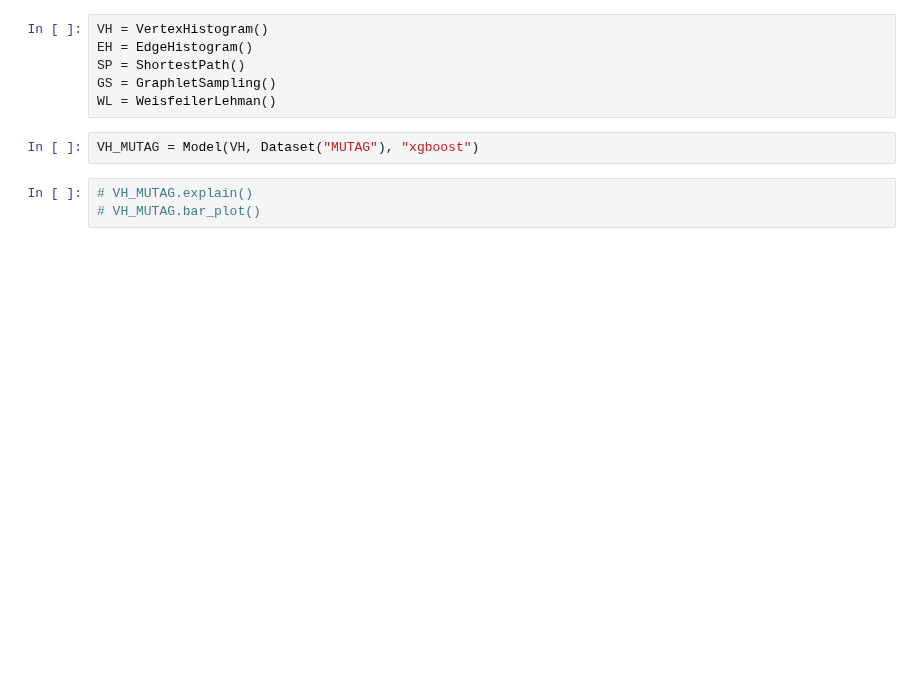
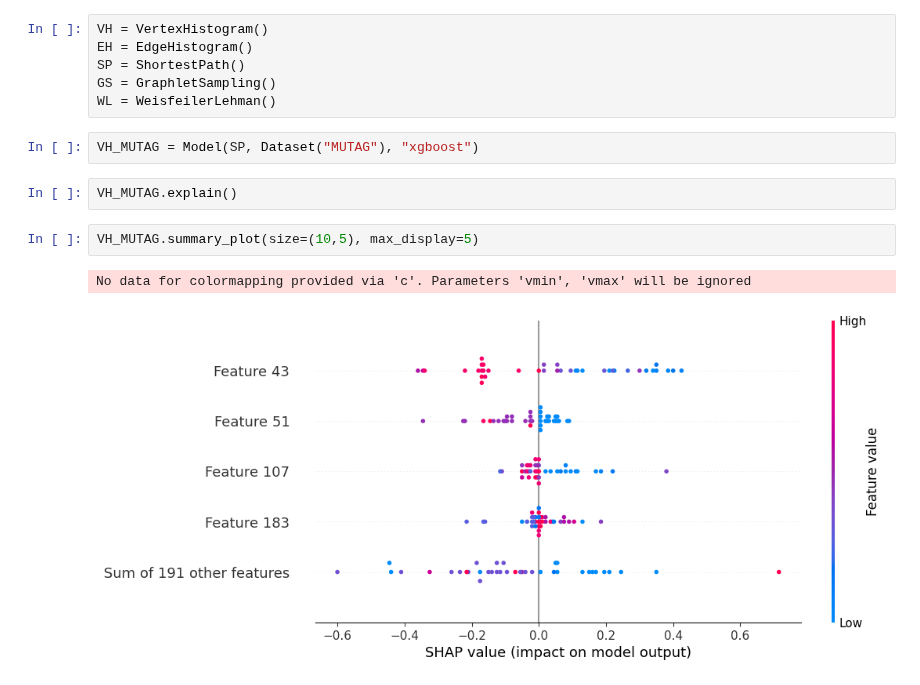
Before and after one commit to congrendai/MSc_Individual_Project, a Jupyter notebook: shap.ipynb, the cells around one changed output. Saved outputs shown, nothing was run; the diff lists cells and outputs as text; blank space fills up the shorter version.

```diff
--- a/shap.ipynb
+++ b/shap.ipynb
@@ -11,8 +11,12 @@ SP = ShortestPath()
 GS = GraphletSampling()
 WL = WeisfeilerLehman()
 # %%
-VH_MUTAG = Model(VH, Dataset("MUTAG"), "xgboost")
+VH_MUTAG = Model(SP, Dataset("MUTAG"), "xgboost")
-# %%
-# VH_MUTAG.explain()
-# VH_MUTAG.bar_plot()
+# %%
+VH_MUTAG.explain()
+# %%
+VH_MUTAG.summary_plot(size=(10,5), max_display=5)
+# %% [output]
+No data for colormapping provided via 'c'. Parameters 'vmin', 'vmax' will be ignored
+[figure, added]
 # %%
```
Also changed, not shown: parts of 1 cell of this notebook, 4 other files.
